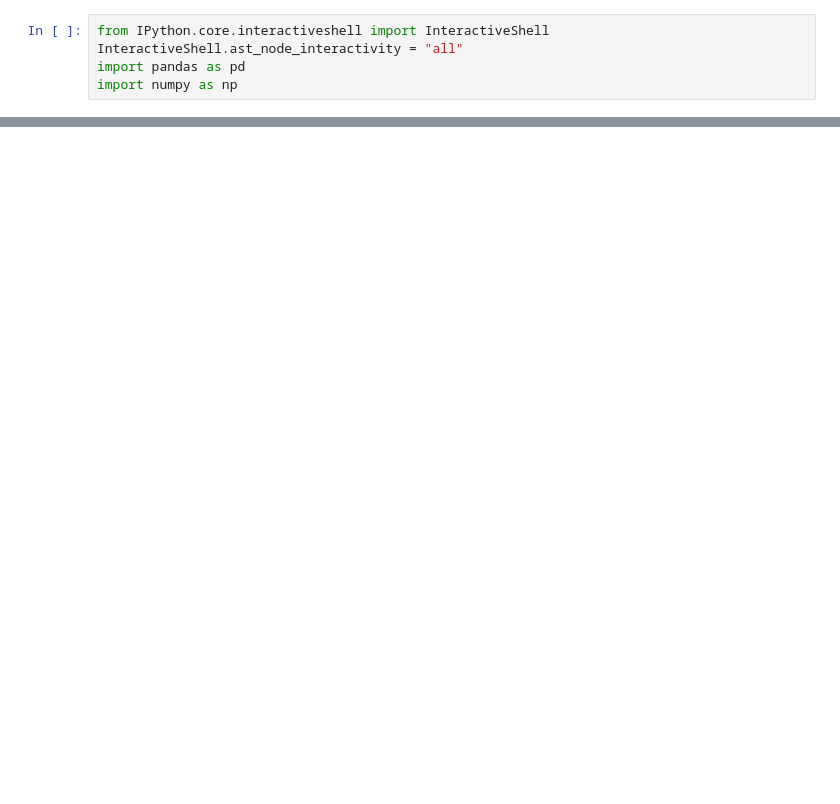
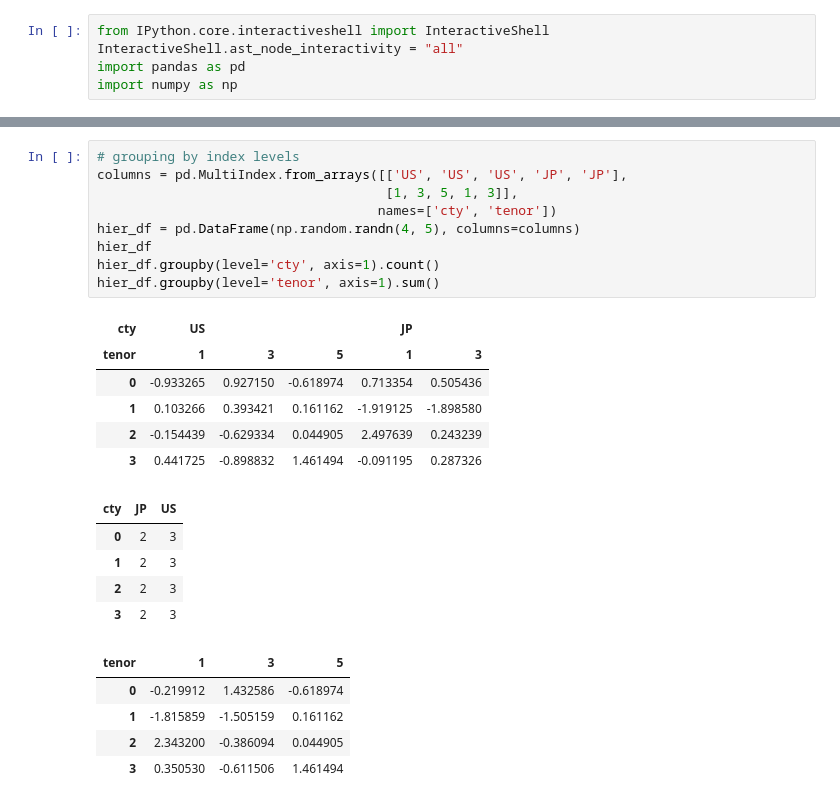
Before and after one commit to Roooooobin/Python-for-Data-Analysis-Practice, a Jupyter notebook: Data Aggregation and Group Operations.ipynb, the cells around one changed output, grey strips where cells are left out. Saved outputs shown, nothing was run; the diff lists cells and outputs as text; blank space fills up the shorter version.

```diff
--- a/Data Aggregation and Group Operations.ipynb
+++ b/Data Aggregation and Group Operations.ipynb
@@ -226,0 +235,26 @@ dtype: object
+# %%
+# grouping by index levels
+columns = pd.MultiIndex.from_arrays([['US', 'US', 'US', 'JP', 'JP'],
+                                     [1, 3, 5, 1, 3]],
+                                    names=['cty', 'tenor'])
+hier_df = pd.DataFrame(np.random.randn(4, 5), columns=columns)
+hier_df
+hier_df.groupby(level='cty', axis=1).count()
+hier_df.groupby(level='tenor', axis=1).sum()
+# %% [output]
+| cty | US |  |  | JP |  |
+| tenor | 1 | 3 | 5 | 1 | 3 |
+| 0 | -0.933265 | 0.927150 | -0.618974 | 0.713354 | 0.505436 |
+| 1 | 0.103266 | 0.393421 | 0.161162 | -1.919125 | -1.898580 |
+| 2 | -0.154439 | -0.629334 | 0.044905 | 2.497639 | 0.243239 |
+| 3 | 0.441725 | -0.898832 | 1.461494 | -0.091195 | 0.287326 |
+| cty | JP | US |
+| 0 | 2 | 3 |
+| 1 | 2 | 3 |
+| 2 | 2 | 3 |
+| 3 | 2 | 3 |
+| tenor | 1 | 3 | 5 |
+| 0 | -0.219912 | 1.432586 | -0.618974 |
+| 1 | -1.815859 | -1.505159 | 0.161162 |
+| 2 | 2.343200 | -0.386094 | 0.044905 |
+| 3 | 0.350530 | -0.611506 | 1.461494 |
```
Also changed, not shown: parts of 11 cells of this notebook.
